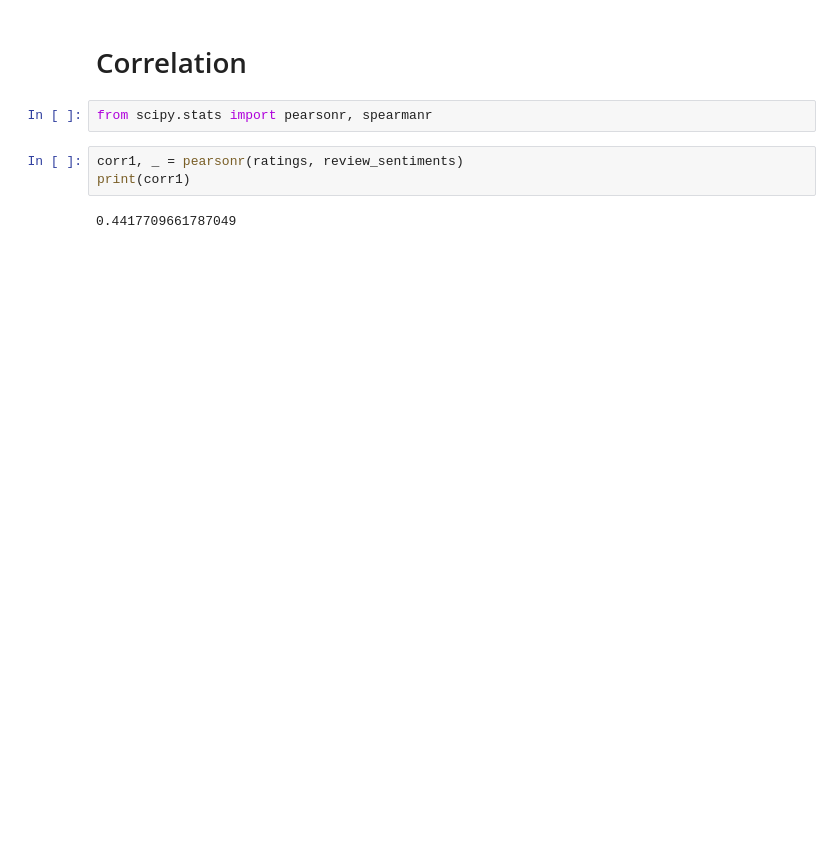
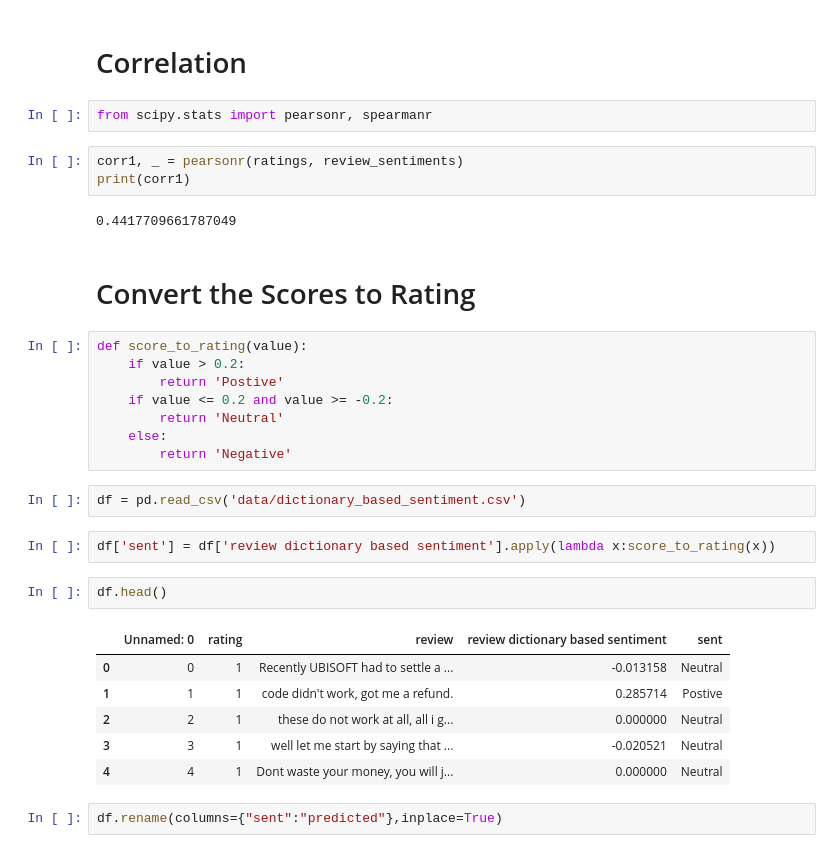
Before and after one commit to GAURAV19999/sentiment_analyser, a Jupyter notebook: 03-opinion_lexicon-.ipynb, the cells around one changed output. Saved outputs shown, nothing was run; the diff lists cells and outputs as text; blank space fills up the shorter version.

```diff
--- a/03-opinion_lexicon-.ipynb
+++ b/03-opinion_lexicon-.ipynb
@@ -95,3 +95,28 @@ corr1, _ = pearsonr(ratings, review_sentiments)
 print(corr1)
 # %% [output]
 0.4417709661787049
+# %% [markdown]
+# Convert the Scores to Rating
+# %%
+def score_to_rating(value):
+    if value > 0.2:
+        return 'Postive'
+    if value <= 0.2 and value >= -0.2:
+        return 'Neutral'
+    else:
+        return 'Negative'
+# %%
+df = pd.read_csv('data/dictionary_based_sentiment.csv')
+# %%
+df['sent'] = df['review dictionary based sentiment'].apply(lambda x:score_to_rating(x))
+# %%
+df.head()
+# %% [output]
+|  | Unnamed: 0 | rating | review | review dictionary based sentiment | sent |
+| 0 | 0 | 1 | Recently UBISOFT had to settle a ... | -0.013158 | Neutral |
+| 1 | 1 | 1 | code didn't work, got me a refund. | 0.285714 | Postive |
+| 2 | 2 | 1 | these do not work at all, all i g... | 0.000000 | Neutral |
+| 3 | 3 | 1 | well let me start by saying that ... | -0.020521 | Neutral |
+| 4 | 4 | 1 | Dont waste your money, you will j... | 0.000000 | Neutral |
+# %%
+df.rename(columns={"sent":"predicted"},inplace=True)
```
Also changed, not shown: parts of 4 cells of this notebook.
